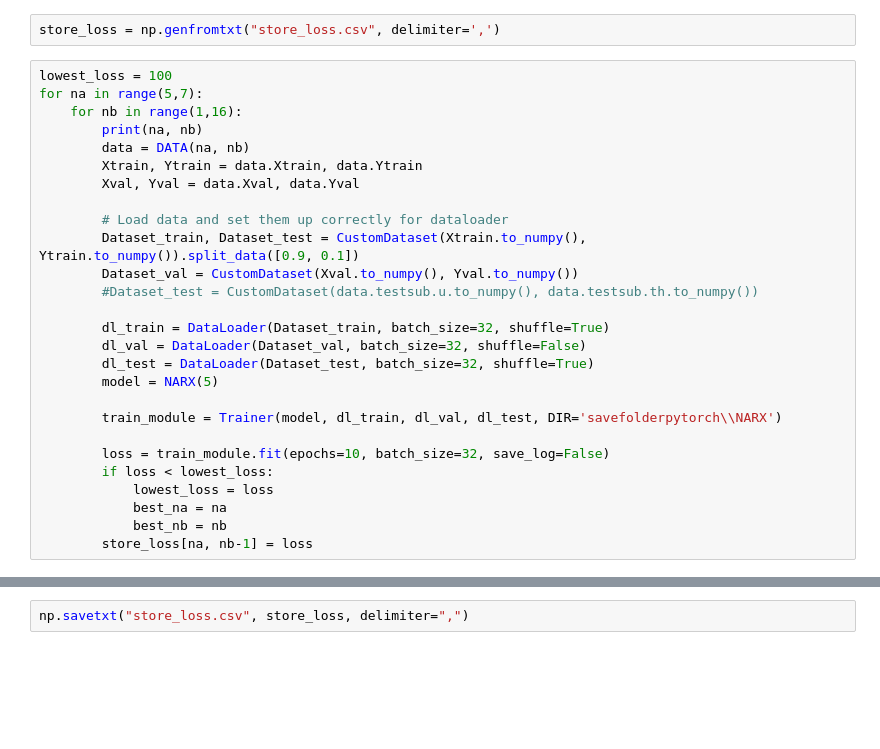
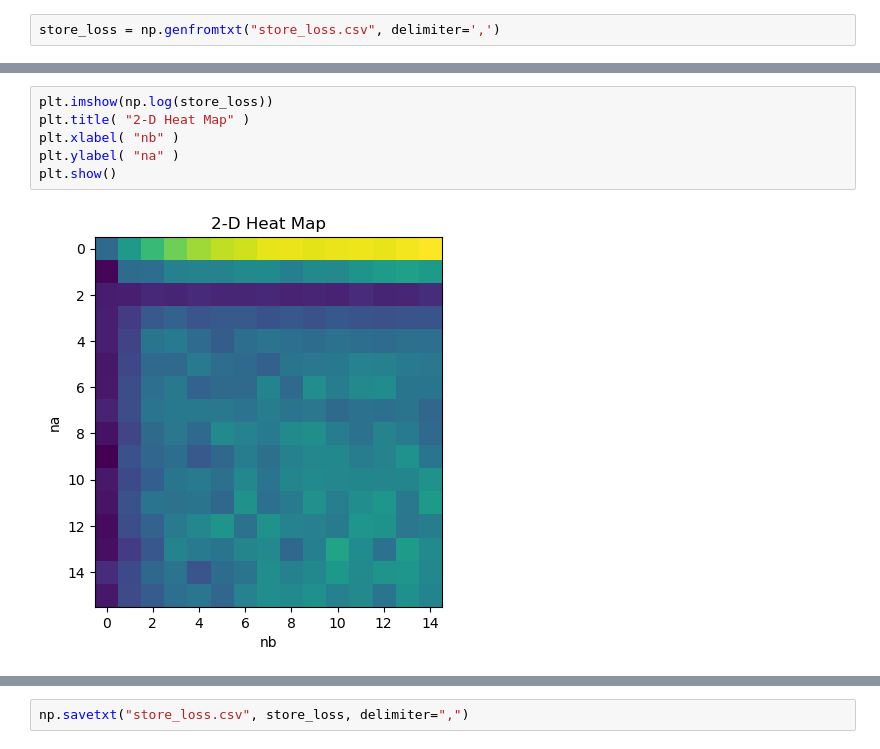
Before and after one commit to GerbenBeintema/gym-unbalanced-disk, a Jupyter notebook: OptimalNarx.ipynb, the cells around one changed output, grey strips where cells are left out. Cells and saved outputs as stored; diff of their text form; blank space fills up the shorter version.

```diff
--- a/OptimalNarx.ipynb
+++ b/OptimalNarx.ipynb
@@ -14,30 +14,3 @@ simplefilter(action='ignore', category=UserWarning)
 simplefilter(action='ignore', category=FutureWarning)
 # %%
 store_loss = np.genfromtxt("store_loss.csv", delimiter=',')
-# %%
-lowest_loss = 100
-for na in range(5,7):
-    for nb in range(1,16):
-        print(na, nb)
-        data = DATA(na, nb)
-        Xtrain, Ytrain = data.Xtrain, data.Ytrain
-        Xval, Yval = data.Xval, data.Yval
-
-        # Load data and set them up correctly for dataloader
-        Dataset_train, Dataset_test = CustomDataset(Xtrain.to_numpy(), Ytrain.to_numpy()).split_data([0.9, 0.1])
-        Dataset_val = CustomDataset(Xval.to_numpy(), Yval.to_numpy())
-        #Dataset_test = CustomDataset(data.testsub.u.to_numpy(), data.testsub.th.to_numpy())
-
-        dl_train = DataLoader(Dataset_train, batch_size=32, shuffle=True)
-        dl_val = DataLoader(Dataset_val, batch_size=32, shuffle=False)
-        dl_test = DataLoader(Dataset_test, batch_size=32, shuffle=True)
-        model = NARX(5)
-
-        train_module = Trainer(model, dl_train, dl_val, dl_test, DIR='savefolderpytorch\\NARX')
-
-        loss = train_module.fit(epochs=10, batch_size=32, save_log=False)
-        if loss < lowest_loss:
-            lowest_loss = loss
-            best_na = na
-            best_nb = nb
-        store_loss[na, nb-1] = loss
@@ -57,0 +65,8 @@ store_loss
+# %%
+plt.imshow(np.log(store_loss))
+plt.title( "2-D Heat Map" )
+plt.xlabel( "nb" )
+plt.ylabel( "na" )
+plt.show()
+# %% [output]
+[figure, added]
```
Also changed, not shown: parts of 6 cells of this notebook, 1 other file.
